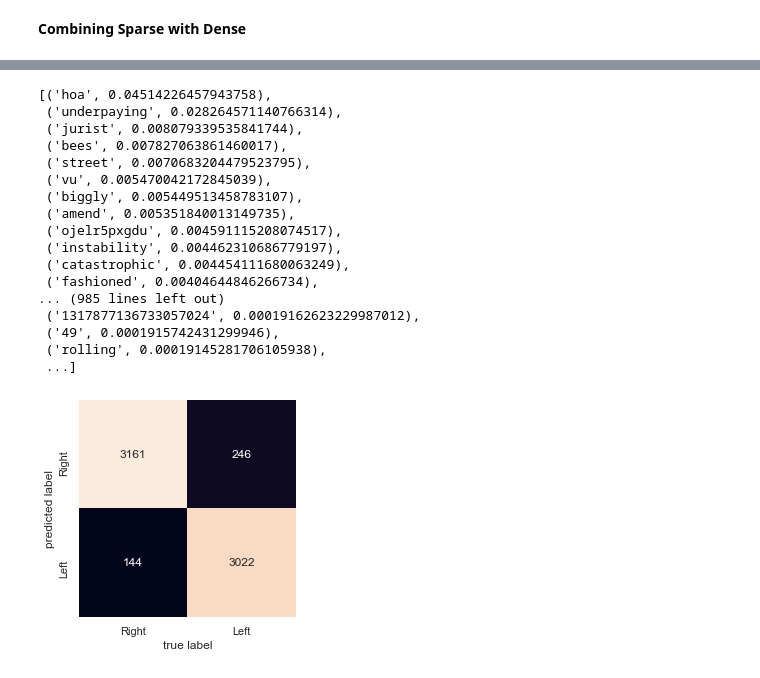
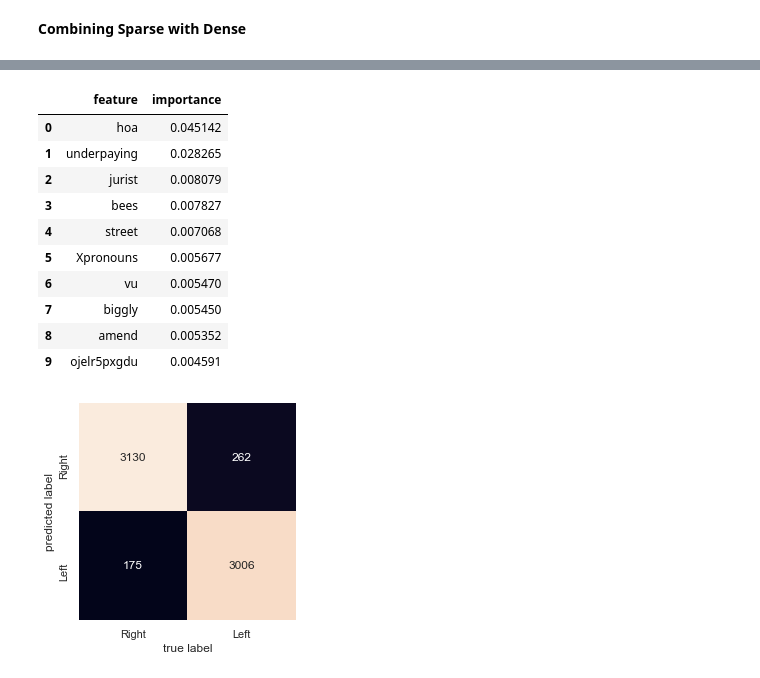
Before and after one commit to bmccabe96/Reddit_NLP, a Jupyter notebook: Analysis/AM_Reddit_Preprocess_Analysis.ipynb, the cells around one changed output, grey strips where cells are left out. Cells and saved outputs as stored; diff of their text form; code cells hidden in the pictures.

```diff
--- a/Analysis/AM_Reddit_Preprocess_Analysis.ipynb
+++ b/Analysis/AM_Reddit_Preprocess_Analysis.ipynb
@@ -413,2 +437,0 @@ tfidf_data_train_lem = scipy.sparse.csr_matrix(tfidf_data_train_lem)
-# %%
-tfidf_data_test_lem['pronouns'] = pro_test
@@ -416,0 +485,10 @@ tfidf_data_test_lem = scipy.sparse.csr_matrix(tfidf_data_test_lem)
+# %%
+pro_train, pro_test, pro_columns = classifier_input(pro_tr = pro_train, pro_te = pro_test)
+
+prof_train, prof_test, prof_columns = classifier_input(prof_tr = prof_train, prof_te = prof_test)
+
+cap_train, cap_test, cap_columns = classifier_input(cap_tr = cap_train, cap_te = cap_test)
+
+combined_train, combined_test, combined_columns = classifier_input(pro_tr = pro_train, pro_te = pro_test,
+                                                                  prof_tr = prof_train, prof_te = prof_test,
+                                                                  cap_tr = cap_train, cap_te = cap_test)
@@ -419,13 +501,13 @@ tfidf_data_test_lem = scipy.sparse.csr_matrix(tfidf_data_test_lem)
 # %%
-rfc_lemma = RandomForestClassifier(n_estimators=100,random_state=0,n_jobs=-1,verbose=1)
-rfc_lemma.fit(train_df, y_train_lem)
-rf_test_preds = rfc_lemma.predict(test_df)
+rfc_pro = RandomForestClassifier(n_estimators=100,random_state=0,n_jobs=-1,verbose=1)
+rfc_pro.fit(pro_train, y_train_lem)
+rf_test_preds = rfc_pro.predict(pro_test)
 
-rf_acc_score_lem = accuracy_score(y_test_lem, rf_test_preds)
-rf_f1_score_lem = f1_score(y_test_lem, rf_test_preds)
-print('Random Forest with Lemmatization Features')
-print("Testing Accuracy: {:.4}".format(rf_acc_score_lem))
+rf_pro_acc_score_lem = accuracy_score(y_test_lem, rf_test_preds)
+rf_pro_f1_score_lem = f1_score(y_test_lem, rf_test_preds)
+print('Random Forest with Lemmatization Features and Pronouns')
+print("Testing Accuracy: {:.4}".format(rf_pro_acc_score_lem))
 print()
-print("F1 Score: {:.4}".format(rf_f1_score_lem))
+print("F1 Score: {:.4}".format(rf_pro_f1_score_lem))
 # %% [output]
 [Parallel(n_jobs=-1)]: Using backend ThreadingBackend with 8 concurrent workers.
@@ -439,25 +521,22 @@ F1 Score: 0.9394
 [Parallel(n_jobs=8)]: Done  34 tasks      | elapsed:    0.0s
 [Parallel(n_jobs=8)]: Done 100 out of 100 | elapsed:    0.1s finished
 # %%
-sorted(list(zip(train_columns, rfc_lemma.feature_importances_)),key=lambda x: x[1], reverse=True)
+feature_importance = pd.DataFrame(sorted(list(zip(pro_columns, rfc_pro.feature_importances_)),key=lambda x: x[1], reverse=True),
+             columns=['feature','importance'])
-# %% [output]
-[('hoa', 0.04514226457943758),
- ('underpaying', 0.028264571140766314),
- ('jurist', 0.008079339535841744),
- ('bees', 0.007827063861460017),
- ('street', 0.0070683204479523795),
- ('vu', 0.005470042172845039),
- ('biggly', 0.005449513458783107),
- ('amend', 0.005351840013149735),
- ('ojelr5pxgdu', 0.004591115208074517),
- ('instability', 0.004462310686779197),
- ('catastrophic', 0.004454111680063249),
- ('fashioned', 0.00404644846266734),
-... (985 lines left out)
- ('1317877136733057024', 0.00019162623229987012),
- ('49', 0.0001915742431299946),
- ('rolling', 0.00019145281706105938),
- ...]
+# %%
+feature_importance.head(10)
+# %% [output]
+|  | feature | importance |
+| 0 | hoa | 0.045142 |
+| 1 | underpaying | 0.028265 |
+| 2 | jurist | 0.008079 |
+| 3 | bees | 0.007827 |
+| 4 | street | 0.007068 |
+| 5 | Xpronouns | 0.005677 |
+| 6 | vu | 0.005470 |
+| 7 | biggly | 0.005450 |
+| 8 | amend | 0.005352 |
+| 9 | ojelr5pxgdu | 0.004591 |
 # %%
 from sklearn.metrics import confusion_matrix
 import seaborn as sns; sns.set()
```
Also changed, not shown: parts of 61 cells of this notebook.
